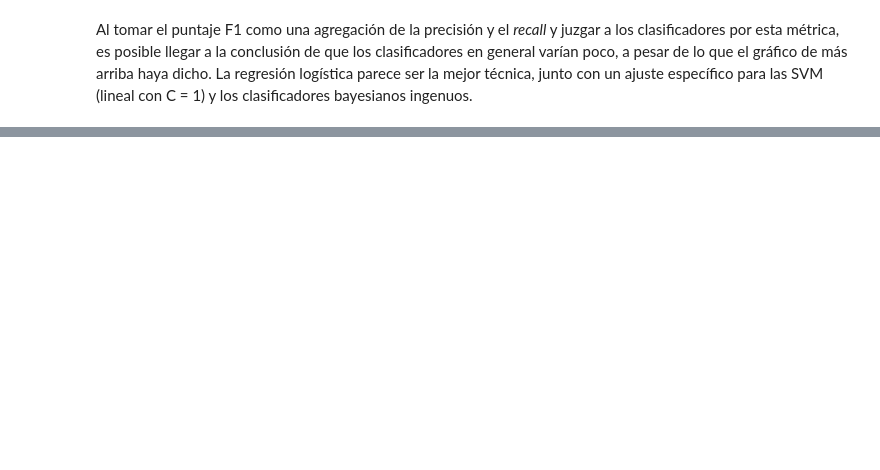
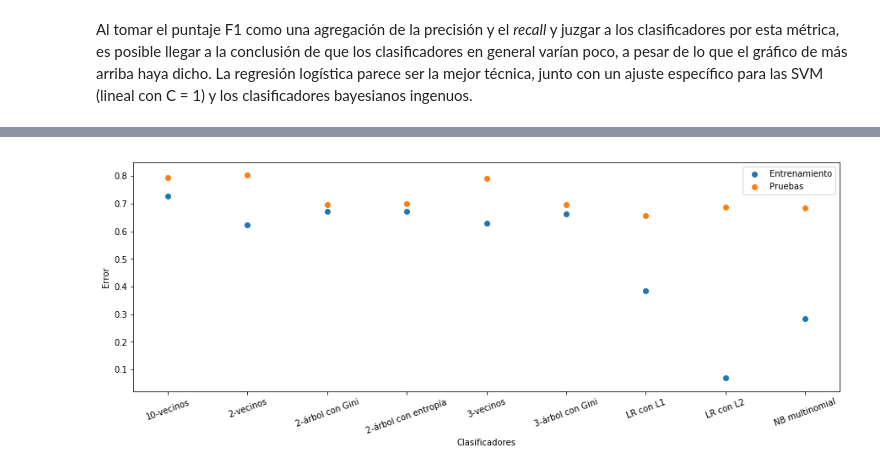
Before and after one commit to TattooeDeer/Tarea-2-ML, a Jupyter notebook: Tarea 2.ipynb, the cells around one changed output, grey strips where cells are left out. Saved outputs shown, nothing was run; the diff lists cells and outputs as text; code cells hidden in the pictures; blank space fills up the shorter version.

```diff
--- a/Tarea 2.ipynb
+++ b/Tarea 2.ipynb
@@ -1165,0 +1186,4 @@ Al tomar el puntaje F1 como una agregación de la precisión y el *recall* y juz
+# %%
+# particion en conjuntos de entrenamiento y prueba
+
+X_train, X_test, y_train, y_test = train_test_split(X_full, classes, test_size = 0.2, random_state = 64)
@@ -1165,0 +1192,28 @@ Al tomar el puntaje F1 como una agregación de la precisión y el *recall* y juz
+# %%
+training_errors = []
+testing_errors = []
+classifier_names = ["LR con L1", "LR con L2",
+                    "2-vecinos", "3-vecinos", "10-vecinos",
+                    "NB multinomial",
+                    "2-árbol con Gini", "2-árbol con entropía", "3-árbol con Gini"]
+
+classifiers = ["LR"]*2 + ["KNN"]*3 + ["NB"] + ["Tree"]*3
+
+parameters = [{"penalty" : "l1", "multi_class": "multinomial", "solver": "saga"}, {"penalty" : "l2", "multi_class": "multinomial", "solver": "newton-cg"},
+              {"n_neighbors": 2}, {"n_neighbors": 3}, {"n_neighbors": 10},
+              {},
+              {"criterion": "gini", "max_depth": 2}, {"criterion": "entropy", "max_depth": 2}, {"criterion": "gini", "max_depth": 3}]
+# %%
+def test_model_advanced(model, X_train, y_train, X_test, y_test):
+    etr, ets = test_model(model, X_train, y_train, X_test, y_test)
+    report = classification_report(y_test, model.predict(X_test), target_names=["neutral", "hate", "anger", "sadness",
+                                                                                "empty", "worry", "boredom", "relief",
+                                                                                "enthusiasm", "surprise", "happiness", "fun", "love"])
+    return etr, ets, report
+
+for name, classifier, kwargs in izip(classifier_names, classifiers, parameters):
+    model = train_model(classifier, X_train, y_train, **kwargs)
+    etr, ets, report = test_model_advanced(model, X_train, y_train, X_test, y_test)
+    print_accuracy_advanced(name, etr, ets, report)
+    training_errors.append(etr)
+    testing_errors.append(ets)
@@ -1165,0 +1238,12 @@ Al tomar el puntaje F1 como una agregación de la precisión y el *recall* y juz
+# %%
+plt.figure(figsize = (15,5))
+plt.scatter(classifier_names, training_errors, label = "Entrenamiento")
+plt.scatter(classifier_names, testing_errors, label = "Pruebas")
+plt.axis("tight")
+plt.xlabel("Clasificadores")
+plt.xticks(rotation = 20)
+plt.ylabel("Error")
+plt.legend()
+plt.show()
+# %% [output]
+[figure, added]
```
Also changed, not shown: parts of 14 cells of this notebook.
